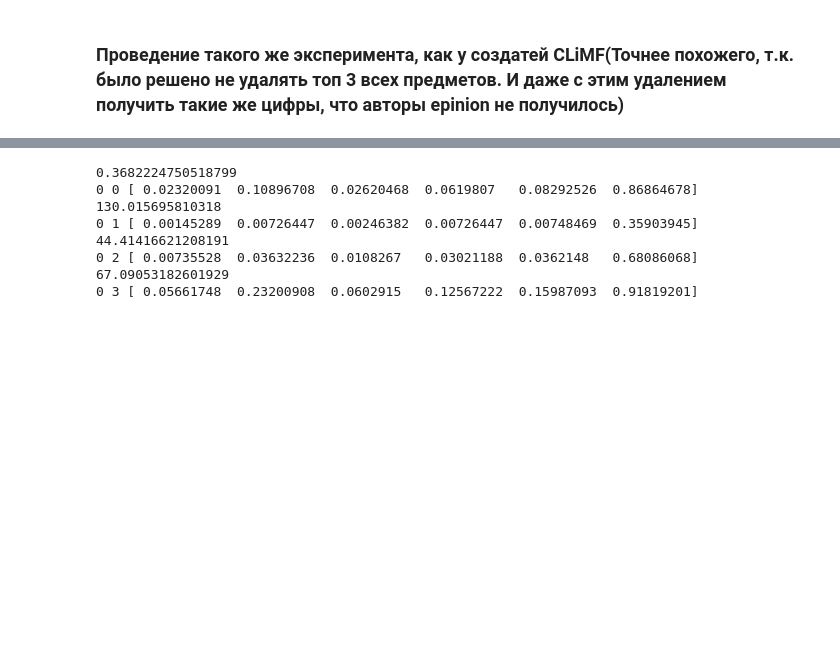
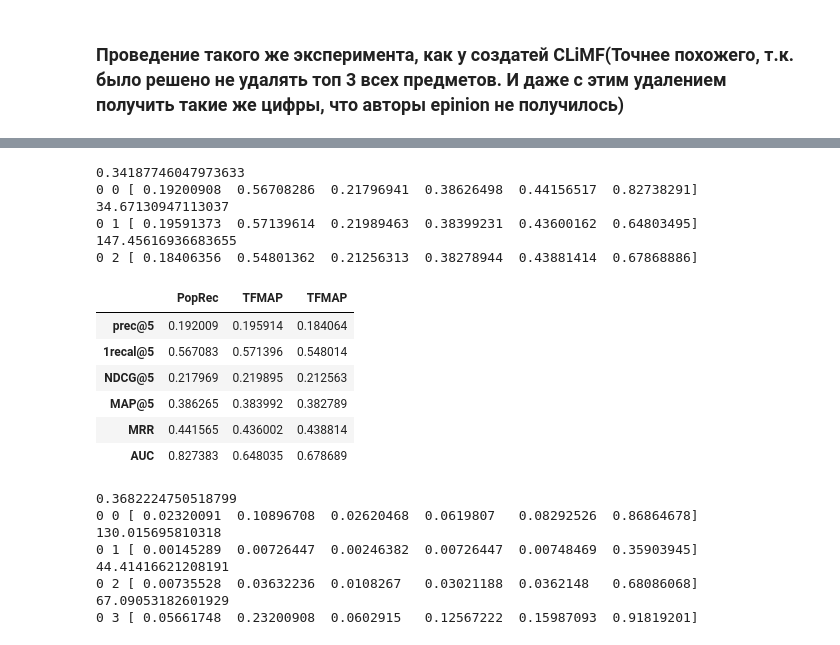
Before and after one commit to egorkudr1/diploma, a Jupyter notebook: rank_experiments.ipynb, the cells around one changed output, grey strips where cells are left out. Saved outputs shown, nothing was run; the diff lists cells and outputs as text; code cells hidden in the pictures; blank space fills up the shorter version.

```diff
--- a/rank_experiments.ipynb
+++ b/rank_experiments.ipynb
@@ -132,3 +132,19 @@ climf_experiment(ml100k, create_list_cf(ml100k_shape), K=15, maxiter=1, topK=5,
+# %%
+climf_experiment(epinion, create_list_cf(epinion_shape), K =5, maxiter=1, topK=5,  verbose=1)
+# %% [output]
+0.34187746047973633
+0 0 [ 0.19200908  0.56708286  0.21796941  0.38626498  0.44156517  0.82738291]
+34.67130947113037
+0 1 [ 0.19591373  0.57139614  0.21989463  0.38399231  0.43600162  0.64803495]
+147.45616936683655
+0 2 [ 0.18406356  0.54801362  0.21256313  0.38278944  0.43881414  0.67868886]
+|  | PopRec | TFMAP | TFMAP |
+| prec@5 | 0.192009 | 0.195914 | 0.184064 |
+| 1recal@5 | 0.567083 | 0.571396 | 0.548014 |
+| NDCG@5 | 0.217969 | 0.219895 | 0.212563 |
+| MAP@5 | 0.386265 | 0.383992 | 0.382789 |
+| MRR | 0.441565 | 0.436002 | 0.438814 |
+| AUC | 0.827383 | 0.648035 | 0.678689 |
 # %%
 climf_experiment(epinion, create_list_cf(epinion_shape), K =5, maxiter=1, topK=5,  verbose=1)
 # %% [output]
```
Also changed, not shown: parts of 2 cells of this notebook, 5 other files.
